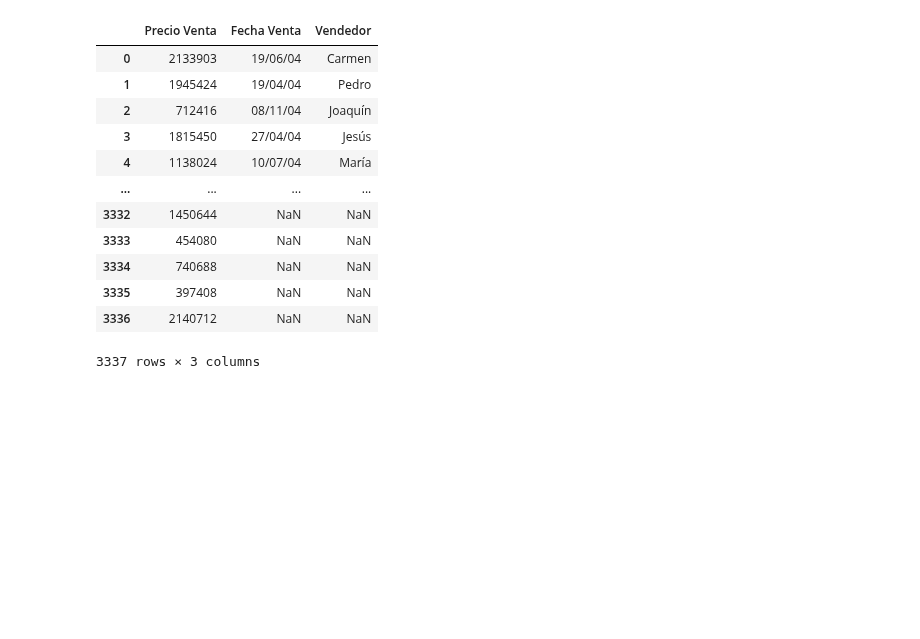
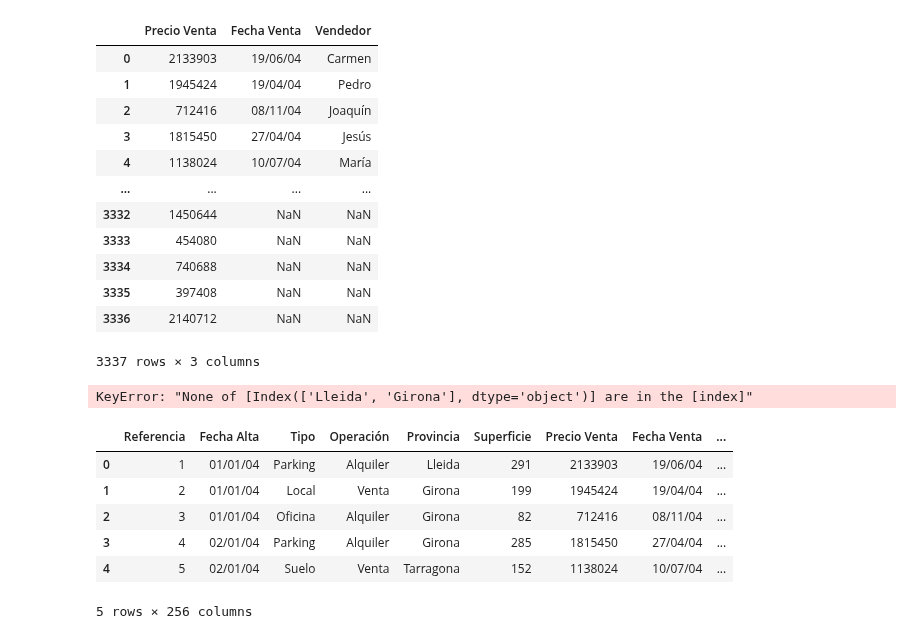
Before and after one commit to ElizabethCobos/Reto1, a Jupyter notebook: extracciónDatos.ipynb, the cells around one changed output. Drawn from its saved outputs; the diff is of its cells as text; code cells hidden in the pictures; blank space fills up the shorter version.

Commit message:
Filtro5 por cabecera

```diff
--- a/extracciónDatos.ipynb
+++ b/extracciónDatos.ipynb
@@ -85,3 +85,21 @@ filtro3
 # %%
 #Convertir archivo filtrado a CSV
 filtro3.to_csv("FiltroColumnasConsecutivas.csv")
+# %%
+#Filtro de filas vs columnas
+filtro4=df.loc[["Lleida","Girona"], ["Vendedor"]]
+filtro4
+# %% [output]
+KeyError: "None of [Index(['Lleida', 'Girona'], dtype='object')] are in the [index]"
+# %%
+#Filtro por cabecera
+filtro5=df.head()
+filtro5
+# %% [output]
+|  | Referencia | Fecha Alta | Tipo | Operación | Provincia | Superficie | Precio Venta | Fecha Venta | ... |
+| 0 | 1 | 01/01/04 | Parking | Alquiler | Lleida | 291 | 2133903 | 19/06/04 | ... |
+| 1 | 2 | 01/01/04 | Local | Venta | Girona | 199 | 1945424 | 19/04/04 | ... |
+| 2 | 3 | 01/01/04 | Oficina | Alquiler | Girona | 82 | 712416 | 08/11/04 | ... |
+| 3 | 4 | 02/01/04 | Parking | Alquiler | Girona | 285 | 1815450 | 27/04/04 | ... |
+| 4 | 5 | 02/01/04 | Suelo | Venta | Tarragona | 152 | 1138024 | 10/07/04 | ... |
+5 rows × 256 columns
```
